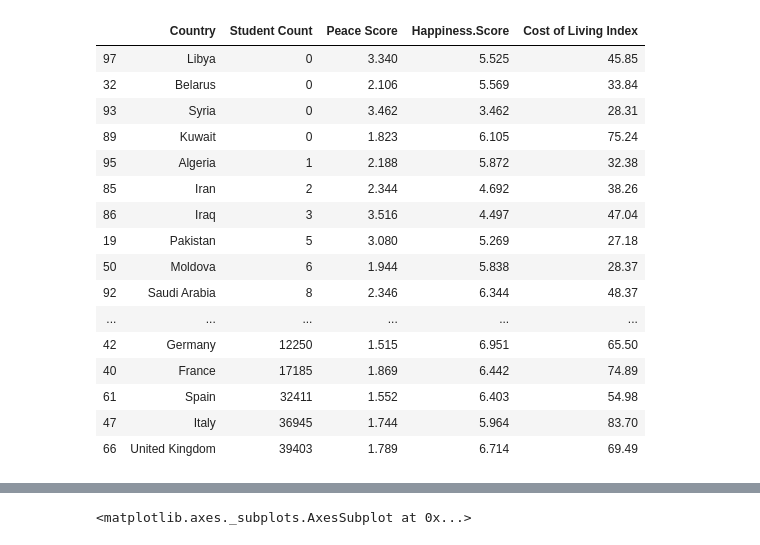
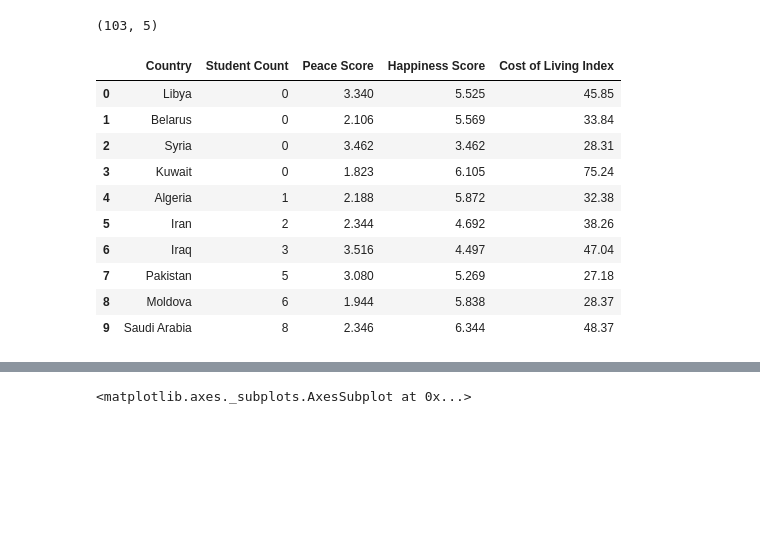
Before and after one commit to richardmu000/320-Final, a Jupyter notebook: 320 Final Project Richard Mu Xinyao Chen.ipynb, the cells around one changed output, grey strips where cells are left out. Saved outputs shown, nothing was run; the diff lists cells and outputs as text; code cells hidden in the pictures; blank space fills up the shorter version.

```diff
--- a/320 Final Project Richard Mu Xinyao Chen.ipynb
+++ b/320 Final Project Richard Mu Xinyao Chen.ipynb
@@ -95,0 +104,5 @@ cost_living
+# %%
+happiness = pd.read_csv('2017-happiness.csv')
+happiness = happiness[['Country','Happiness.Score']]
+happiness = happiness.rename(columns={'Happiness.Score':'Happiness Score'})
+happiness.head(10)
@@ -140,28 +143,22 @@ happiness
 # %%
 fulldata = pd.merge(left = travel_data_2017,right = peace_index, left_on="Destination", right_on="Country")
 fulldata = fulldata[['Destination','2017/18', '2017 score']]
 fulldata.columns = ['Country','Student Count','Peace Score']
 fulldata = pd.merge(left = fulldata, right = happiness, left_on="Country", right_on="Country")
 fulldata = pd.merge(left = fulldata, right = cost_living, left_on="Country", right_on="Country")
-fulldata = fulldata.sort_values('Student Count')
-
-
-fulldata
+fulldata = fulldata.sort_values('Student Count').reset_index(drop=True)
+print(fulldata.shape)
+fulldata.head(10)
 # %% [output]
+(103, 5)
-|  | Country | Student Count | Peace Score | Happiness.Score | Cost of Living Index |
-| 97 | Libya | 0 | 3.340 | 5.525 | 45.85 |
-| 32 | Belarus | 0 | 2.106 | 5.569 | 33.84 |
-| 93 | Syria | 0 | 3.462 | 3.462 | 28.31 |
-| 89 | Kuwait | 0 | 1.823 | 6.105 | 75.24 |
-| 95 | Algeria | 1 | 2.188 | 5.872 | 32.38 |
-| 85 | Iran | 2 | 2.344 | 4.692 | 38.26 |
-| 86 | Iraq | 3 | 3.516 | 4.497 | 47.04 |
-| 19 | Pakistan | 5 | 3.080 | 5.269 | 27.18 |
-| 50 | Moldova | 6 | 1.944 | 5.838 | 28.37 |
-| 92 | Saudi Arabia | 8 | 2.346 | 6.344 | 48.37 |
-| ... | ... | ... | ... | ... | ... |
-| 42 | Germany | 12250 | 1.515 | 6.951 | 65.50 |
-| 40 | France | 17185 | 1.869 | 6.442 | 74.89 |
-| 61 | Spain | 32411 | 1.552 | 6.403 | 54.98 |
-| 47 | Italy | 36945 | 1.744 | 5.964 | 83.70 |
-| 66 | United Kingdom | 39403 | 1.789 | 6.714 | 69.49 |
+|  | Country | Student Count | Peace Score | Happiness Score | Cost of Living Index |
+| 0 | Libya | 0 | 3.340 | 5.525 | 45.85 |
+| 1 | Belarus | 0 | 2.106 | 5.569 | 33.84 |
+| 2 | Syria | 0 | 3.462 | 3.462 | 28.31 |
+| 3 | Kuwait | 0 | 1.823 | 6.105 | 75.24 |
+| 4 | Algeria | 1 | 2.188 | 5.872 | 32.38 |
+| 5 | Iran | 2 | 2.344 | 4.692 | 38.26 |
+| 6 | Iraq | 3 | 3.516 | 4.497 | 47.04 |
+| 7 | Pakistan | 5 | 3.080 | 5.269 | 27.18 |
+| 8 | Moldova | 6 | 1.944 | 5.838 | 28.37 |
+| 9 | Saudi Arabia | 8 | 2.346 | 6.344 | 48.37 |
```
Also changed, not shown: parts of 29 cells of this notebook, 3 other files.
